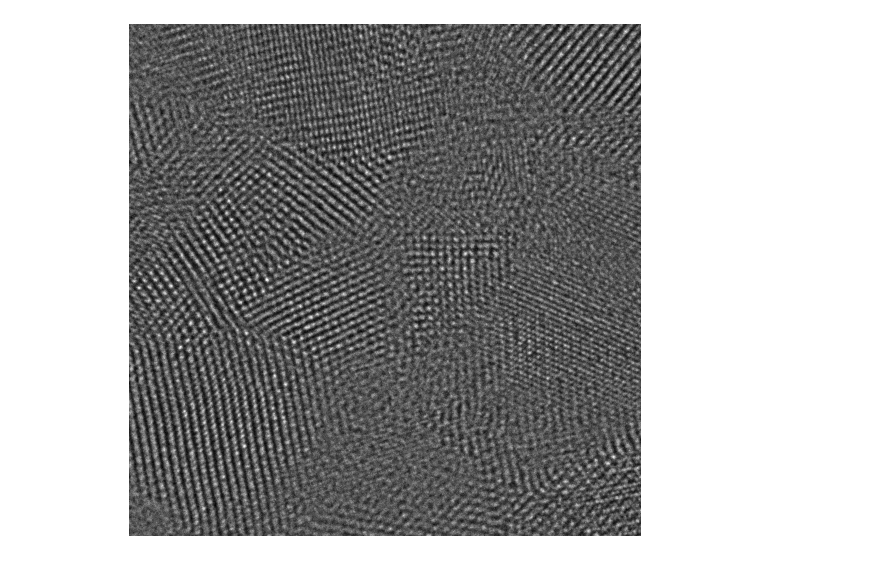
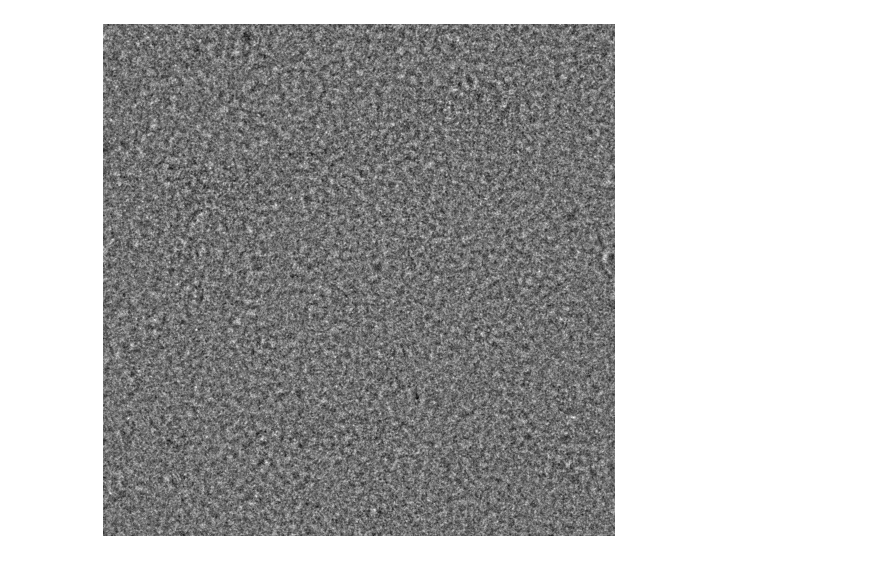
Before and after one commit to ju-bar/emilys, a Jupyter notebook: notebooks/measure-image-shifts-series.ipynb, the cells around one changed output. Saved outputs shown, nothing was run; the diff lists cells and outputs as text; code cells hidden in the pictures.

Commit message:
notebook: image shift analysis

```diff
--- a/notebooks/measure-image-shifts-series.ipynb
+++ b/notebooks/measure-image-shifts-series.ipynb
@@ -9,22 +8,26 @@ sworkdir = 'F:/Data/Measurements/PICO/STABILITY/300kV/200910/ser-1/'
+# %%
+sworkdir = r'C:\Data\Python\data\PICO\stab\200_190211_1'
 # %%
 sfpre = 'img_' # image name prefic
-sfsuf = '.dat' # image name suffix
+sfsuf = '.raw' # image name suffix
 nimg0 = 1 # first image index
-nimgn = 517 # last image index
-nidx = 4 # number of digits used in the file name for an index
+nimgn = 862 # last image index
+nidx = 0 # number of digits used in the file name for an index
 nbin = 4 # detector binning
-dx = 0.0067257 * nbin # detector pixel size (x) [nm]
-dy = 0.0067257 * nbin # detector pixel size (y) [nm]
-dt = 0.211 # time per aquisition [s]
+dx = 0.036857 * nbin # detector pixel size (x) [nm]
+dy = 0.036857 * nbin # detector pixel size (y) [nm]
+dt = 2.06 # time per aquisition [s]
 nx = 512 # number of pixels (x)
 ny = 512 # number of pixels (y)
 datatype = np.uint16
+def get_ser_file_name(idx, swd, spre, ssuf, ndig=0):
+    return os.path.join(swd, spre + '{:0{n}d}'.format(idx, n = ndig) + ssuf)
 # %%
 # load and show one example image
 idx = 35
-sfile = sworkdir + sfpre + '{:04d}'.format(idx) + sfsuf
+sfile = get_ser_file_name(idx, sworkdir, sfpre, sfsuf, nidx)
 aimg = np.fromfile(sfile, dtype=datatype).astype(np.float32).reshape((ny,nx))
 paimg = aplt.arrayplot2d(aimg,1)
 # %% [output]
-[figure, old version]
+[figure, new version]
 # %%
```
Also changed, not shown: parts of 5 cells of this notebook.
